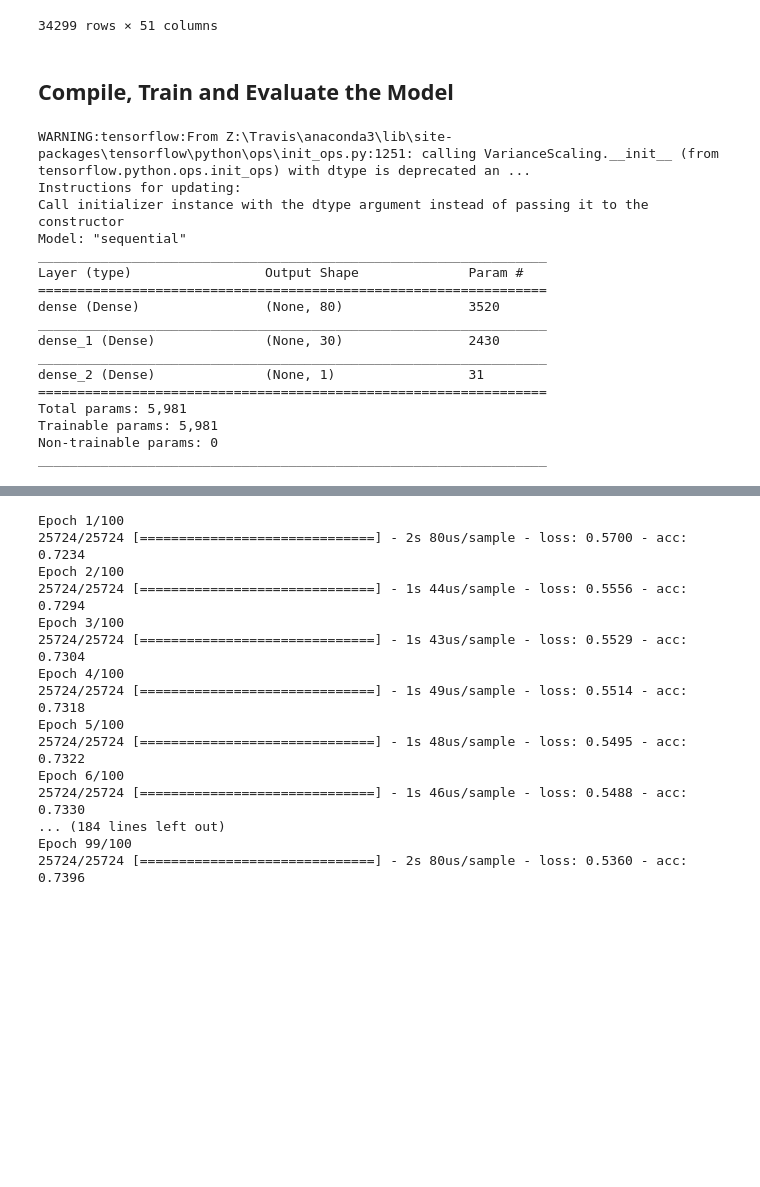
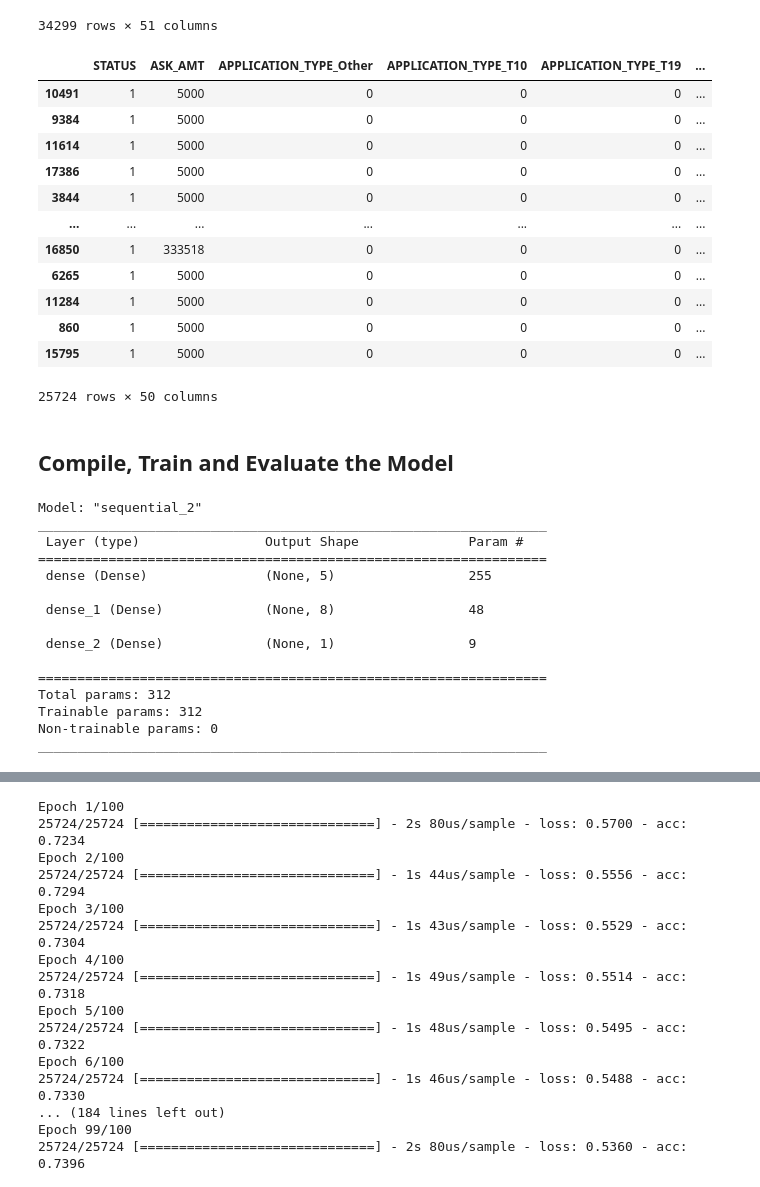
Before and after one commit to twolightsabovethesea/charity-funding-predictor, a Jupyter notebook: Starter_Code.ipynb, the cells around one changed output, grey strips where cells are left out. Drawn from its saved outputs; the diff is of its cells as text; code cells hidden in the pictures; blank space fills up the shorter version.

Commit message:
built and compiled neural network model

```diff
--- a/Starter_Code.ipynb
+++ b/Starter_Code.ipynb
@@ -242,40 +242,57 @@ X_scaler = scaler.fit(X_train)
 # Scale the data
 X_train_scaled = X_scaler.transform(X_train)
 X_test_scaled = X_scaler.transform(X_test)
+# %%
+X_train
+# %% [output]
+|  | STATUS | ASK_AMT | APPLICATION_TYPE_Other | APPLICATION_TYPE_T10 | APPLICATION_TYPE_T19 | ... |
+| 10491 | 1 | 5000 | 0 | 0 | 0 | ... |
+| 9384 | 1 | 5000 | 0 | 0 | 0 | ... |
+| 11614 | 1 | 5000 | 0 | 0 | 0 | ... |
+| 17386 | 1 | 5000 | 0 | 0 | 0 | ... |
+| 3844 | 1 | 5000 | 0 | 0 | 0 | ... |
+| ... | ... | ... | ... | ... | ... | ... |
+| 16850 | 1 | 333518 | 0 | 0 | 0 | ... |
+| 6265 | 1 | 5000 | 0 | 0 | 0 | ... |
+| 11284 | 1 | 5000 | 0 | 0 | 0 | ... |
+| 860 | 1 | 5000 | 0 | 0 | 0 | ... |
+| 15795 | 1 | 5000 | 0 | 0 | 0 | ... |
+25724 rows × 50 columns
 # %% [markdown]
 ## Compile, Train and Evaluate the Model
 # %%
 # Define the model - deep neural net, i.e., the number of input features and hidden nodes for each layer.
-#  YOUR CODE GOES HERE
 
 nn = tf.keras.models.Sequential()
 
+
+
 # First hidden layer
-#  YOUR CODE GOES HERE
+number_input_features = 50
+
+nn.add(tf.keras.layers.Dense(units=5, activation="relu", input_dim=number_input_features))
 
 # Second hidden layer
-#  YOUR CODE GOES HERE
+nn.add(tf.keras.layers.Dense(units=8, activation="relu"))
 
 # Output layer
-#  YOUR CODE GOES HERE
+nn.add(tf.keras.layers.Dense(units=1, activation="sigmoid"))
 
 # Check the structure of the model
 nn.summary()
 # %% [output]
-WARNING:tensorflow:From Z:\Travis\anaconda3\lib\site-packages\tensorflow\python\ops\init_ops.py:1251: calling VarianceScaling.__init__ (from tensorflow.python.ops.init_ops) with dtype is deprecated an ...
-Instructions for updating:
-Call initializer instance with the dtype argument instead of passing it to the constructor
-Model: "sequential"
+Model: "sequential_2"
 _________________________________________________________________
-Layer (type)                 Output Shape              Param #
+ Layer (type)                Output Shape              Param #
 =================================================================
-dense (Dense)                (None, 80)                3520
-_________________________________________________________________
-dense_1 (Dense)              (None, 30)                2430
-_________________________________________________________________
-dense_2 (Dense)              (None, 1)                 31
+ dense (Dense)               (None, 5)                 255
+
+ dense_1 (Dense)             (None, 8)                 48
+
+ dense_2 (Dense)             (None, 1)                 9
+
 =================================================================
-Total params: 5,981
-Trainable params: 5,981
+Total params: 312
+Trainable params: 312
 Non-trainable params: 0
 _________________________________________________________________
```
Also changed, not shown: parts of 2 cells of this notebook.
